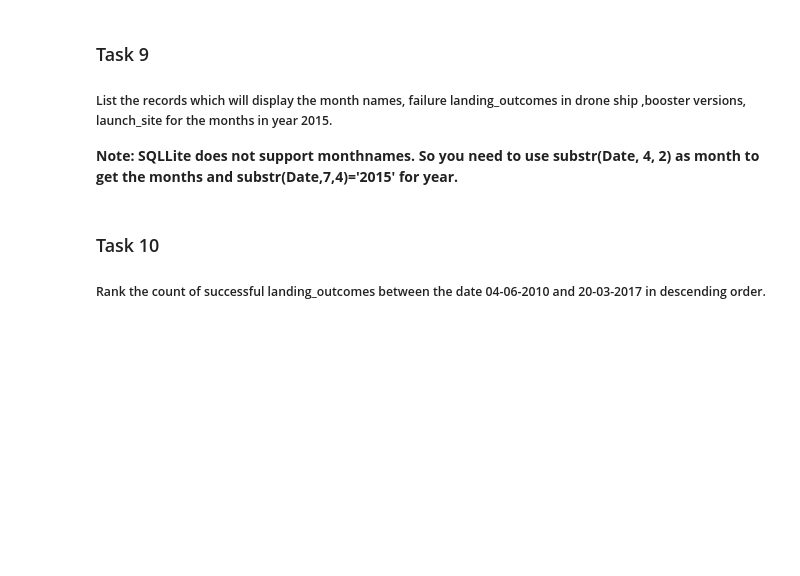
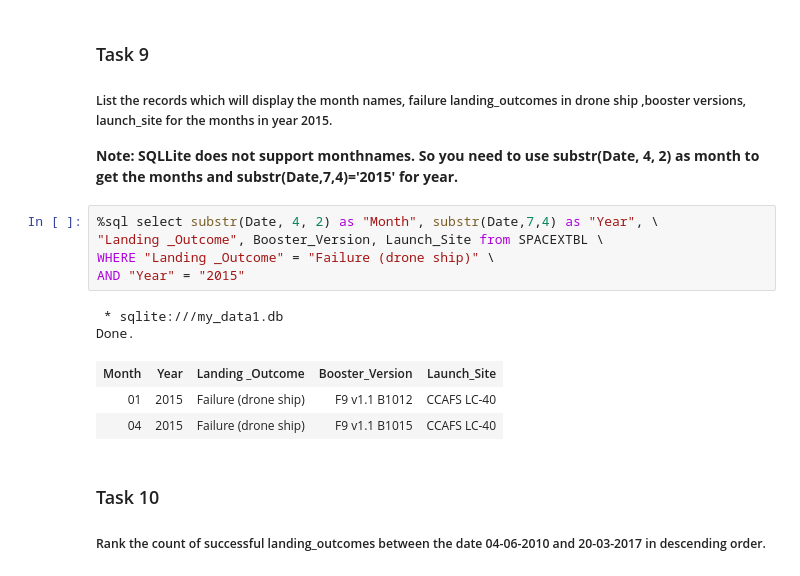
Before and after one commit to aidanjdm/applied-data-science-capstone, a Jupyter notebook: jupyter-labs-eda-sql-coursera_sqllite.ipynb, the cells around one changed output. Saved outputs shown, nothing was run; the diff lists cells and outputs as text; blank space fills up the shorter version.

```diff
--- a/jupyter-labs-eda-sql-coursera_sqllite.ipynb
+++ b/jupyter-labs-eda-sql-coursera_sqllite.ipynb
@@ -218,6 +259,17 @@ Done.
 ##### List the records which will display the month names, failure landing_outcomes in drone ship ,booster versions, launch_site for the months in year 2015.
 
 **Note: SQLLite does not support monthnames. So you need to use  substr(Date, 4, 2) as month to get the months and substr(Date,7,4)='2015' for year.**
+# %%
+%sql select substr(Date, 4, 2) as "Month", substr(Date,7,4) as "Year", \
+"Landing _Outcome", Booster_Version, Launch_Site from SPACEXTBL \
+WHERE "Landing _Outcome" = "Failure (drone ship)" \
+AND "Year" = "2015"
+# %% [output]
+ * sqlite:///my_data1.db
+Done.
+| Month | Year | Landing _Outcome | Booster_Version | Launch_Site |
+| 01 | 2015 | Failure (drone ship) | F9 v1.1 B1012 | CCAFS LC-40 |
+| 04 | 2015 | Failure (drone ship) | F9 v1.1 B1015 | CCAFS LC-40 |
 # %% [markdown]
 ### Task 10
 
```
Also changed, not shown: parts of 4 cells of this notebook.
